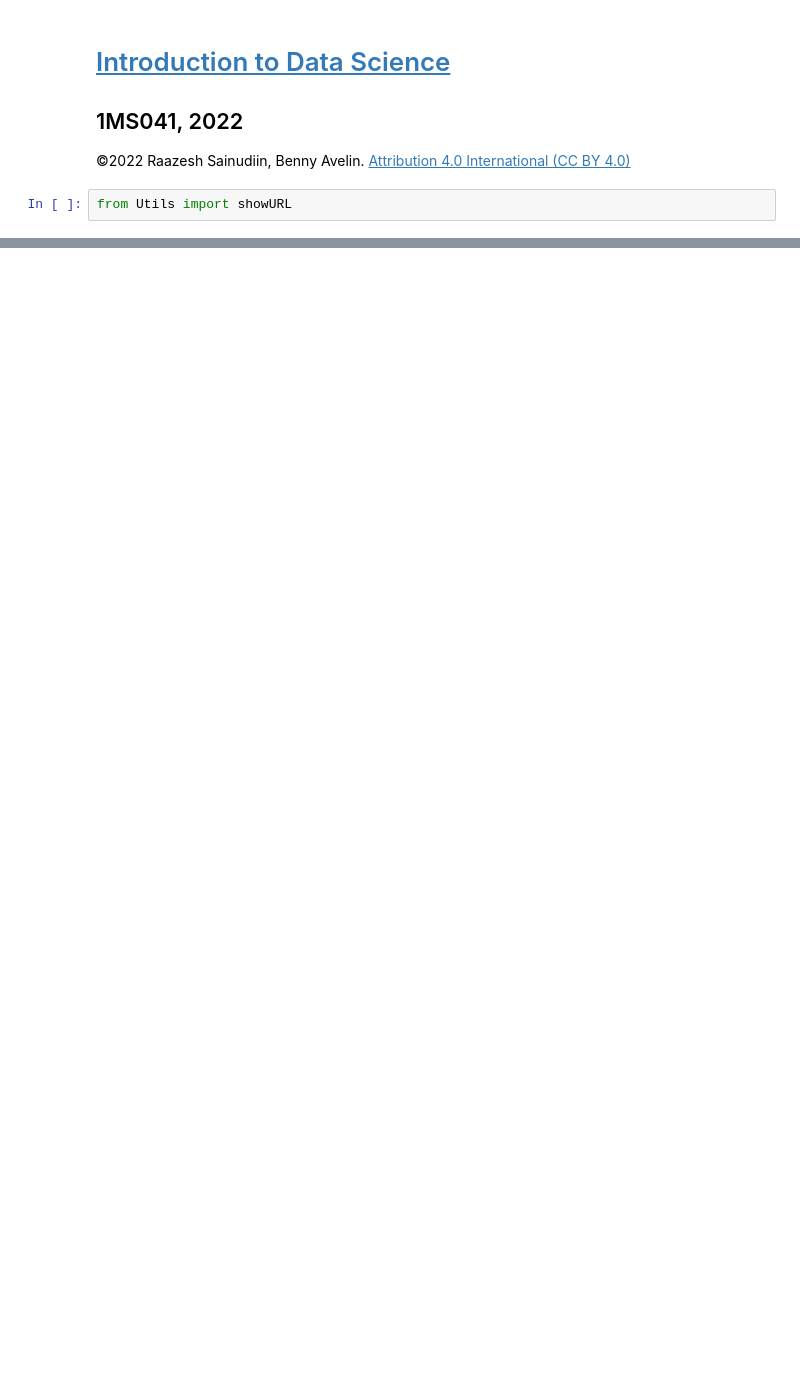
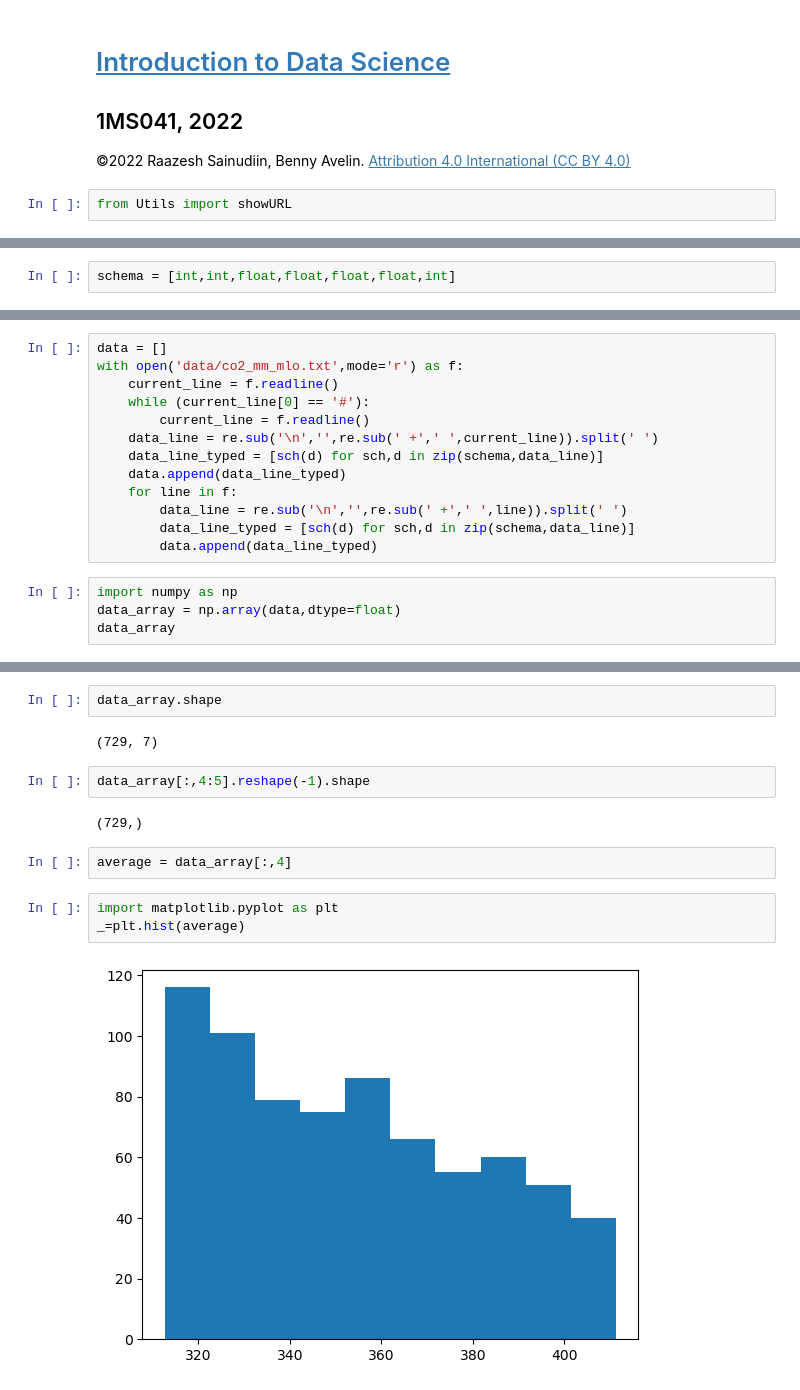
Before and after one commit to datascience-intro/1MS041-2022, a Jupyter notebook: notebooks/03-ProbSS2.ipynb, the cells around one changed output, grey strips where cells are left out. Drawn from its saved outputs; the diff is of its cells as text; blank space fills up the shorter version.

```diff
--- a/notebooks/03-ProbSS2.ipynb
+++ b/notebooks/03-ProbSS2.ipynb
@@ -14,0 +106,2 @@ showURL('https://www.sympy.org/en/index.html')
+# %%
+schema = [int,int,float,float,float,float,int]
@@ -14,0 +112,17 @@ showURL('https://www.sympy.org/en/index.html')
+# %%
+data = []
+with open('data/co2_mm_mlo.txt',mode='r') as f:
+    current_line = f.readline()
+    while (current_line[0] == '#'):
+        current_line = f.readline()
+    data_line = re.sub('\n','',re.sub(' +',' ',current_line)).split(' ')
+    data_line_typed = [sch(d) for sch,d in zip(schema,data_line)]
+    data.append(data_line_typed)
+    for line in f:
+        data_line = re.sub('\n','',re.sub(' +',' ',line)).split(' ')
+        data_line_typed = [sch(d) for sch,d in zip(schema,data_line)]
+        data.append(data_line_typed)
+# %%
+import numpy as np
+data_array = np.array(data,dtype=float)
+data_array
@@ -14,0 +143,15 @@ showURL('https://www.sympy.org/en/index.html')
+# %%
+data_array.shape
+# %% [output]
+(729, 7)
+# %%
+data_array[:,4:5].reshape(-1).shape
+# %% [output]
+(729,)
+# %%
+average = data_array[:,4]
+# %%
+import matplotlib.pyplot as plt
+_=plt.hist(average)
+# %% [output]
+[figure, added]
```
Also changed, not shown: parts of 25 cells of this notebook, 3 other files.
